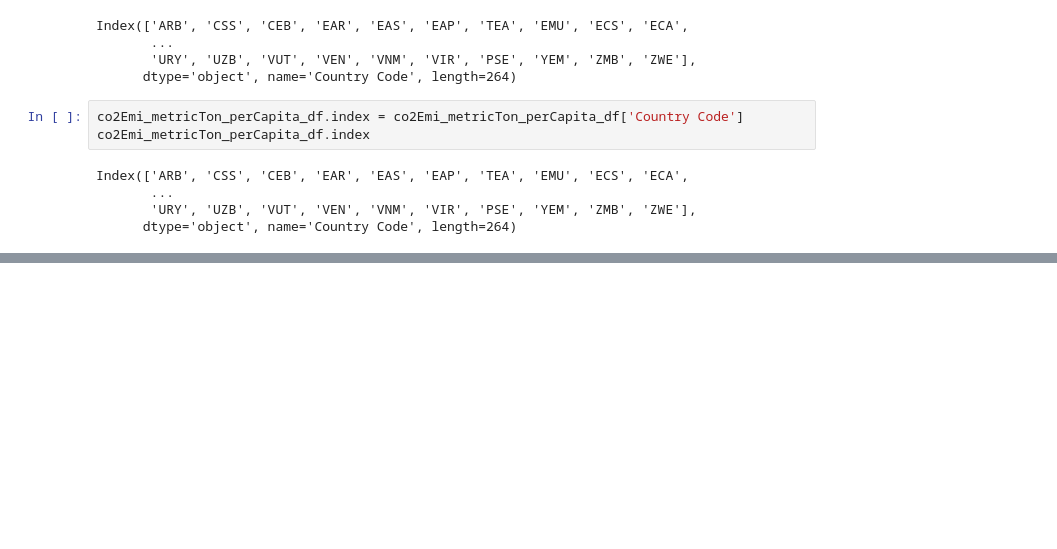
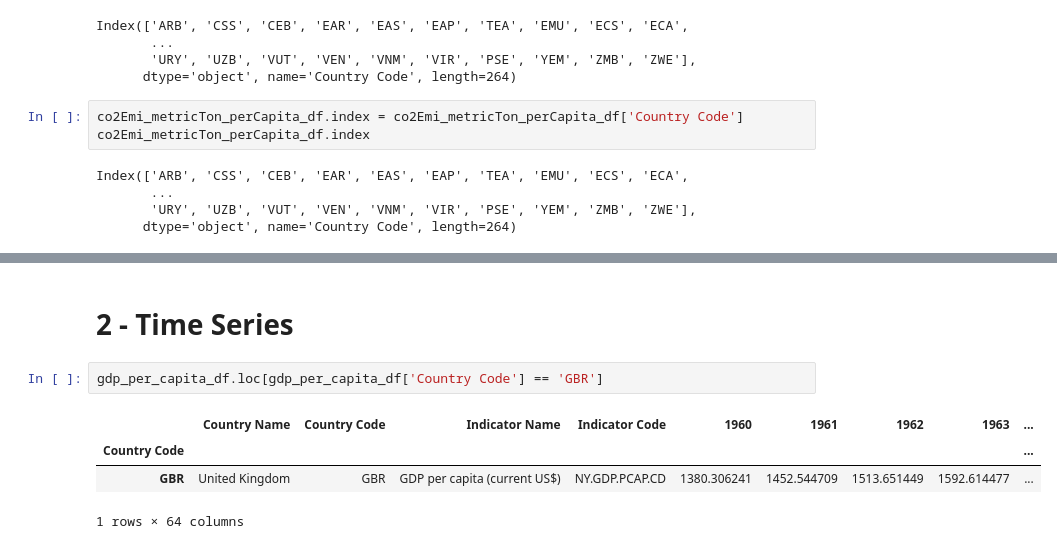
Before and after one commit to Animesh-Chourey/Time-Benders, a Jupyter notebook: 1. World Bank Development Estimates/Untitled0.ipynb, the cells around one changed output, grey strips where cells are left out. Saved outputs shown, nothing was run; the diff lists cells and outputs as text; blank space fills up the shorter version.

```diff
--- a/1. World Bank Development Estimates/Untitled0.ipynb
+++ b/1. World Bank Development Estimates/Untitled0.ipynb
@@ -197,0 +259,9 @@ dtype: object
+# %% [markdown]
+# 2 - Time Series
+# %%
+gdp_per_capita_df.loc[gdp_per_capita_df['Country Code'] == 'GBR']
+# %% [output]
+|  | Country Name | Country Code | Indicator Name | Indicator Code | 1960 | 1961 | 1962 | 1963 | ... |
+| Country Code |  |  |  |  |  |  |  |  | ... |
+| GBR | United Kingdom | GBR | GDP per capita (current US$) | NY.GDP.PCAP.CD | 1380.306241 | 1452.544709 | 1513.651449 | 1592.614477 | ... |
+1 rows × 64 columns
```
Also changed, not shown: parts of 17 cells of this notebook.
